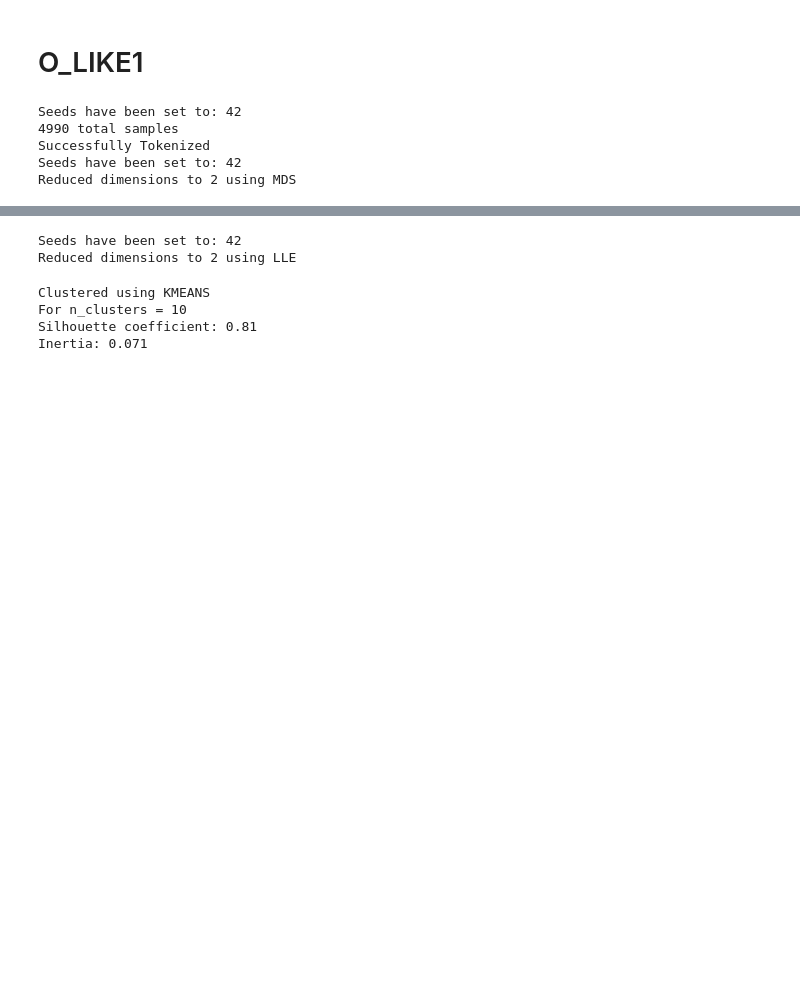
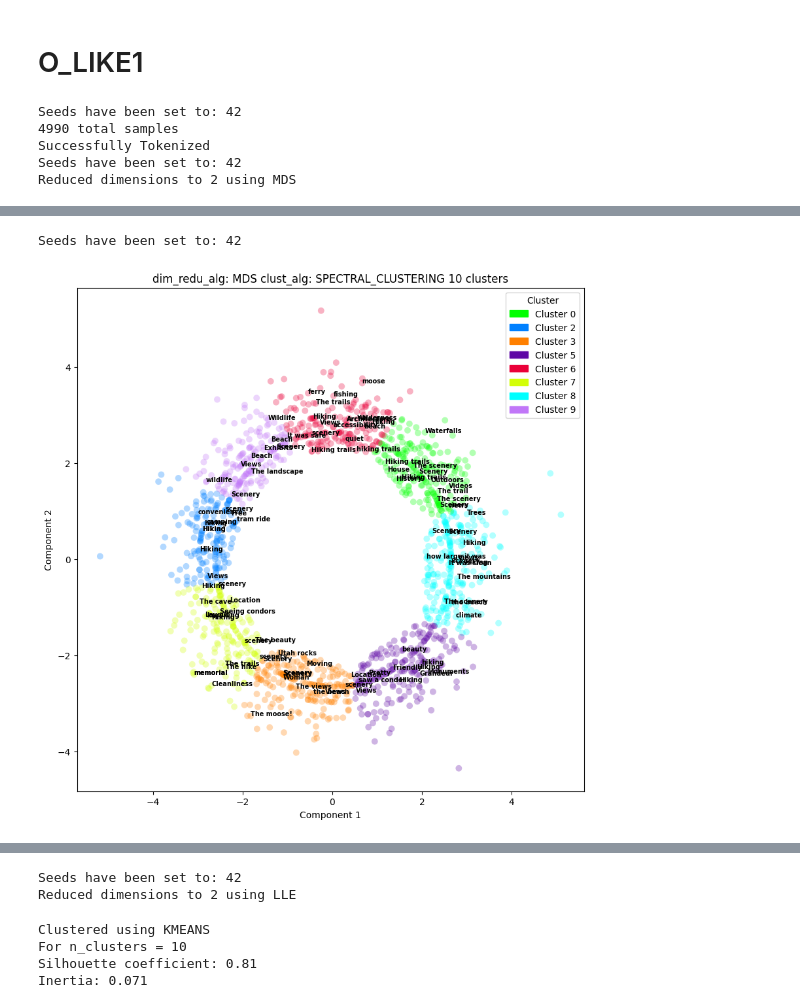
Before and after one commit to austinlackey/nps-sem, a Jupyter notebook: Code/test.ipynb, the cells around one changed output, grey strips where cells are left out. Drawn from its saved outputs; the diff is of its cells as text; code cells hidden in the pictures; blank space fills up the shorter version.

```diff
--- a/Code/test.ipynb
+++ b/Code/test.ipynb
@@ -515,0 +519,5 @@ Silhouette coefficient: 0.20
+# %%
+mds_model.viz_clusters(cluster_filter=[0, 2, 3, 5, 6, 7, 8, 9])
+# %% [output]
+Seeds have been set to: 42
+[figure, added]
```
Also changed, not shown: parts of 4 cells of this notebook.
